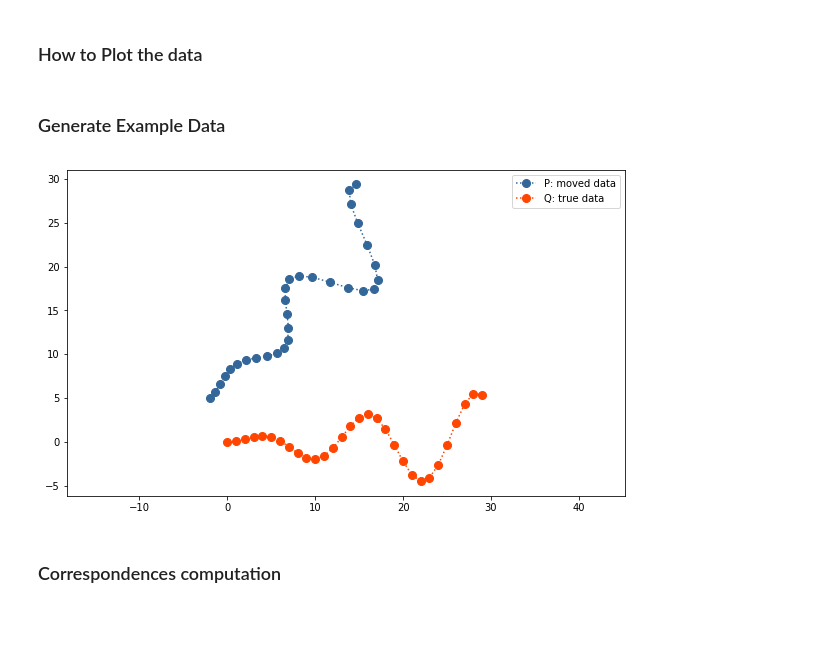
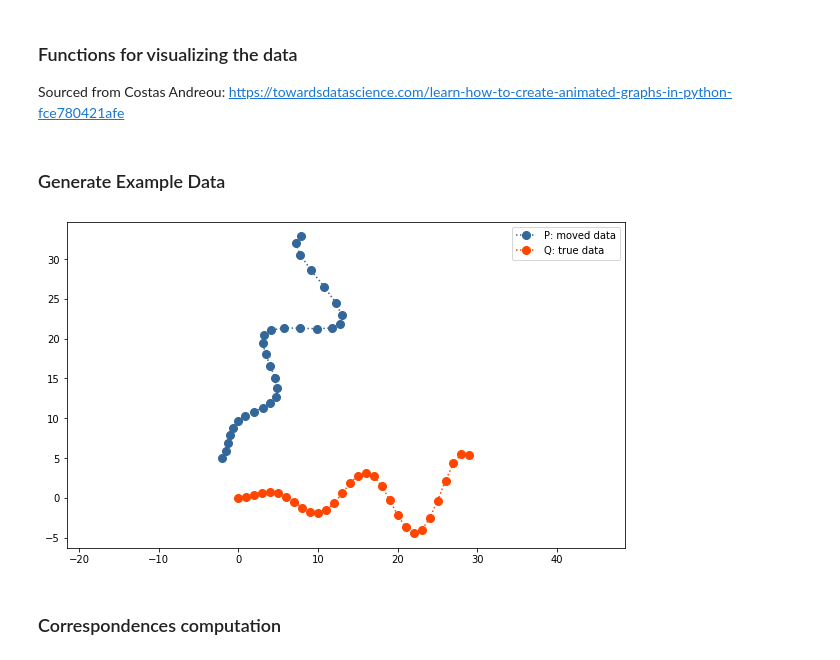
Before and after one commit to travismorton1995/SYDE621-Project, a Jupyter notebook: icp2.ipynb, the cells around one changed output. Cells and saved outputs as stored; diff of their text form; code cells hidden in the pictures; blank space fills up the shorter version.

```diff
--- a/icp2.ipynb
+++ b/icp2.ipynb
@@ -5,8 +8,9 @@ import matplotlib.pyplot as plt
 from matplotlib import animation, rc
 from math import sin, cos, atan2, pi
 from IPython.display import display, Math, Latex, Markdown, HTML
-# %% [markdown]
-### How to Plot the data
+# %% [markdown]
+### Functions for visualizing the data
+Sourced from  Costas Andreou: https://towardsdatascience.com/learn-how-to-create-animated-graphs-in-python-fce780421afe
 # %%
 def plot_data(data_1, data_2, label_1, label_2, markersize_1=8, markersize_2=8):
     fig = plt.figure(figsize=(10, 6))
@@ -67,28 +71,28 @@ def animate_results(P_values, Q, corresp_values, xlim, ylim):
 # %% [markdown]
 ### Generate Example Data
 # %%
-# initialize pertrubation rotation
-angle = pi / 4
+# initialize perturbation rotation
+angle = pi / 3
 R_true = np.array([[cos(angle), -sin(angle)],
                    [sin(angle),  cos(angle)]])
 t_true = np.array([[-2], [5]])
 
 # Generate data as a list of 2d points
 num_points = 30
 true_data = np.zeros((2, num_points))
 true_data[0, :] = range(0, num_points)
 true_data[1, :] = 0.2 * true_data[0, :] * np.sin(0.5 * true_data[0, :])
 # Move the data
 moved_data = R_true.dot(true_data) + t_true
 
 # Assign to variables we use in formulas.
 Q = true_data
 P = moved_data
 
 plot_data(moved_data, true_data, "P: moved data", "Q: true data")
 plt.show()
 # %% [output]
-[figure, old version]
+[figure, new version]
 # %% [markdown]
 ### Correspondences computation
 # %%
```
Also changed, not shown: parts of 12 cells of this notebook, 3 other files.
